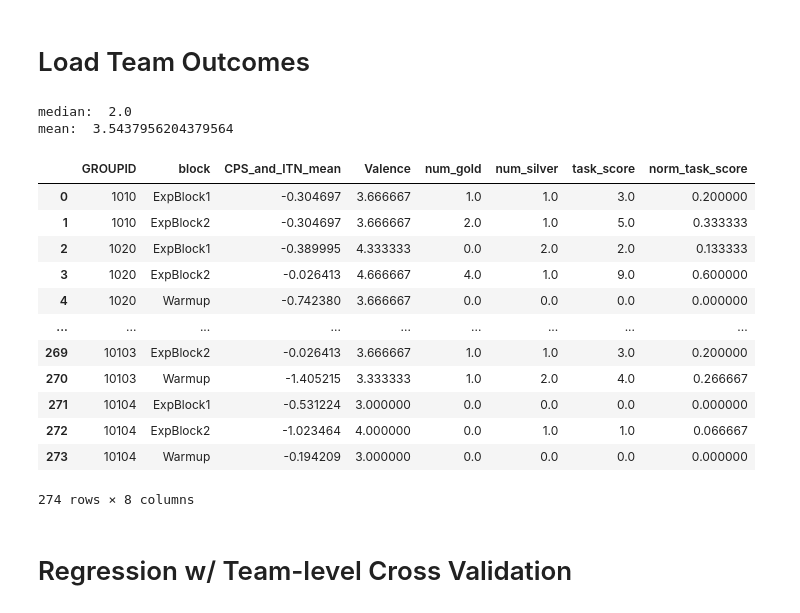
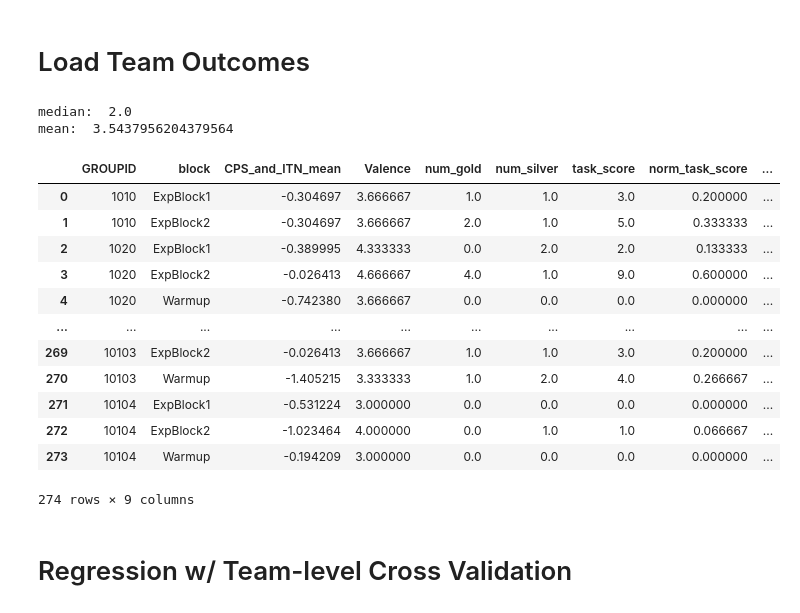
Before and after one commit to julialromero/Collaborative-Problem-Solving, a Jupyter notebook: learning_pipeline_regression.ipynb, the cells around one changed output. Saved outputs shown, nothing was run; the diff lists cells and outputs as text; code cells hidden in the pictures.

```diff
--- a/learning_pipeline_regression.ipynb
+++ b/learning_pipeline_regression.ipynb
@@ -152,6 +153,10 @@ def min_max_scaling(series):
     # https://datagy.io/pandas-normalize-column/
     return (series - series.min()) / (series.max() - series.min())
 
+def absolute_maximum_scale(series):
+    # https://datagy.io/pandas-normalize-column/
+    return series / series.abs().max()
+
 def get_fold_data(GROUPID_list, score_col, incv3=False, verbose=False):
   # read data to np arrays
   recurrence_plot_list = []
@@ -211,37 +216,40 @@ def get_fold_data(GROUPID_list, score_col, incv3=False, verbose=False):
 # %%
 outcome_df = pd.read_csv(PROJECT_DIR + "team_block_outcomes.csv")
 
 # get median task_score
 task_scores = outcome_df["task_score"]
 median_task_score = np.median(task_scores)
 mean_task_score = np.mean(task_scores)
 print("median: ", median_task_score)
 print("mean: ", mean_task_score)
 
 # normalize task_score
 outcome_df["norm_task_score"] = min_max_scaling(outcome_df["task_score"])
 
+# scale task score from -1 to 1
+outcome_df["scaled_task_score"] = absolute_maximum_scale(outcome_df["task_score"])
+
 # score_counts = dict(Counter(task_scores))
 # for key in score_counts:
 #     print("%d: %d" % (key, score_counts[key]))
 
 outcome_df
 # %% [output]
 median:  2.0
 mean:  3.5437956204379564
-|  | GROUPID | block | CPS_and_ITN_mean | Valence | num_gold | num_silver | task_score | norm_task_score |
-| 0 | 1010 | ExpBlock1 | -0.304697 | 3.666667 | 1.0 | 1.0 | 3.0 | 0.200000 |
-| 1 | 1010 | ExpBlock2 | -0.304697 | 3.666667 | 2.0 | 1.0 | 5.0 | 0.333333 |
-| 2 | 1020 | ExpBlock1 | -0.389995 | 4.333333 | 0.0 | 2.0 | 2.0 | 0.133333 |
-| 3 | 1020 | ExpBlock2 | -0.026413 | 4.666667 | 4.0 | 1.0 | 9.0 | 0.600000 |
-| 4 | 1020 | Warmup | -0.742380 | 3.666667 | 0.0 | 0.0 | 0.0 | 0.000000 |
-| ... | ... | ... | ... | ... | ... | ... | ... | ... |
-| 269 | 10103 | ExpBlock2 | -0.026413 | 3.666667 | 1.0 | 1.0 | 3.0 | 0.200000 |
-| 270 | 10103 | Warmup | -1.405215 | 3.333333 | 1.0 | 2.0 | 4.0 | 0.266667 |
-| 271 | 10104 | ExpBlock1 | -0.531224 | 3.000000 | 0.0 | 0.0 | 0.0 | 0.000000 |
-| 272 | 10104 | ExpBlock2 | -1.023464 | 4.000000 | 0.0 | 1.0 | 1.0 | 0.066667 |
-| 273 | 10104 | Warmup | -0.194209 | 3.000000 | 0.0 | 0.0 | 0.0 | 0.000000 |
+|  | GROUPID | block | CPS_and_ITN_mean | Valence | num_gold | num_silver | task_score | norm_task_score | ... |
+| 0 | 1010 | ExpBlock1 | -0.304697 | 3.666667 | 1.0 | 1.0 | 3.0 | 0.200000 | ... |
+| 1 | 1010 | ExpBlock2 | -0.304697 | 3.666667 | 2.0 | 1.0 | 5.0 | 0.333333 | ... |
+| 2 | 1020 | ExpBlock1 | -0.389995 | 4.333333 | 0.0 | 2.0 | 2.0 | 0.133333 | ... |
+| 3 | 1020 | ExpBlock2 | -0.026413 | 4.666667 | 4.0 | 1.0 | 9.0 | 0.600000 | ... |
+| 4 | 1020 | Warmup | -0.742380 | 3.666667 | 0.0 | 0.0 | 0.0 | 0.000000 | ... |
+| ... | ... | ... | ... | ... | ... | ... | ... | ... | ... |
+| 269 | 10103 | ExpBlock2 | -0.026413 | 3.666667 | 1.0 | 1.0 | 3.0 | 0.200000 | ... |
+| 270 | 10103 | Warmup | -1.405215 | 3.333333 | 1.0 | 2.0 | 4.0 | 0.266667 | ... |
+| 271 | 10104 | ExpBlock1 | -0.531224 | 3.000000 | 0.0 | 0.0 | 0.0 | 0.000000 | ... |
+| 272 | 10104 | ExpBlock2 | -1.023464 | 4.000000 | 0.0 | 1.0 | 1.0 | 0.066667 | ... |
+| 273 | 10104 | Warmup | -0.194209 | 3.000000 | 0.0 | 0.0 | 0.0 | 0.000000 | ... |
-274 rows × 8 columns
+274 rows × 9 columns
 # %% [markdown]
 # Regression w/ Team-level Cross Validation
 # %% [markdown]
```
Also changed, not shown: parts of 6 cells of this notebook.
